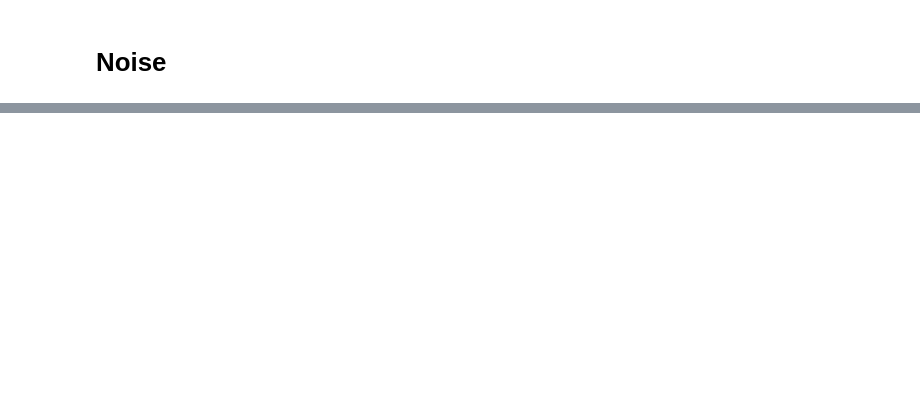
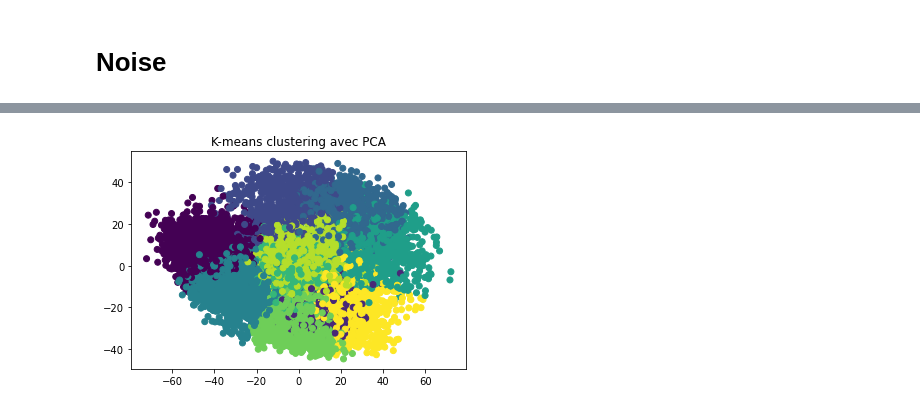
Before and after one commit to mgendr/LowJourney, a Jupyter notebook: Basic Version.ipynb, the cells around one changed output, grey strips where cells are left out. Saved outputs shown, nothing was run; the diff lists cells and outputs as text; code cells hidden in the pictures; blank space fills up the shorter version.

```diff
--- a/Basic Version.ipynb
+++ b/Basic Version.ipynb
@@ -145,0 +138,10 @@ Epoch 2/15
+# %%
+checkpoint_path = "./model/best_basic"
+
+save_callback = tf.keras.callbacks.ModelCheckpoint(
+    filepath=checkpoint_path,
+    save_best_only = True,
+    monitor = 'val_loss',
+    verbose=1)
+
+early_stop_callback = tf.keras.callbacks.EarlyStopping(monitor='loss', patience=3)
@@ -199,0 +286,14 @@ for i in range(5) :
+# %%
+kmeans = KMeans(n_clusters=10)
+kmeans.fit(encoded_imgs_test)
+
+# Réduire la dimensionnalité avec un PCA
+pca = PCA(n_components=2)
+X_reduced = pca.fit_transform(encoded_imgs_test)
+
+# Afficher les clusters résultants avec un scatter plot
+plt.scatter(X_reduced[:, 0], X_reduced[:, 1], c=kmeans.labels_)
+plt.title("K-means clustering avec PCA")
+plt.show()
+# %% [output]
+[figure, added]
```
Also changed, not shown: parts of 12 cells of this notebook, 1 other file.
